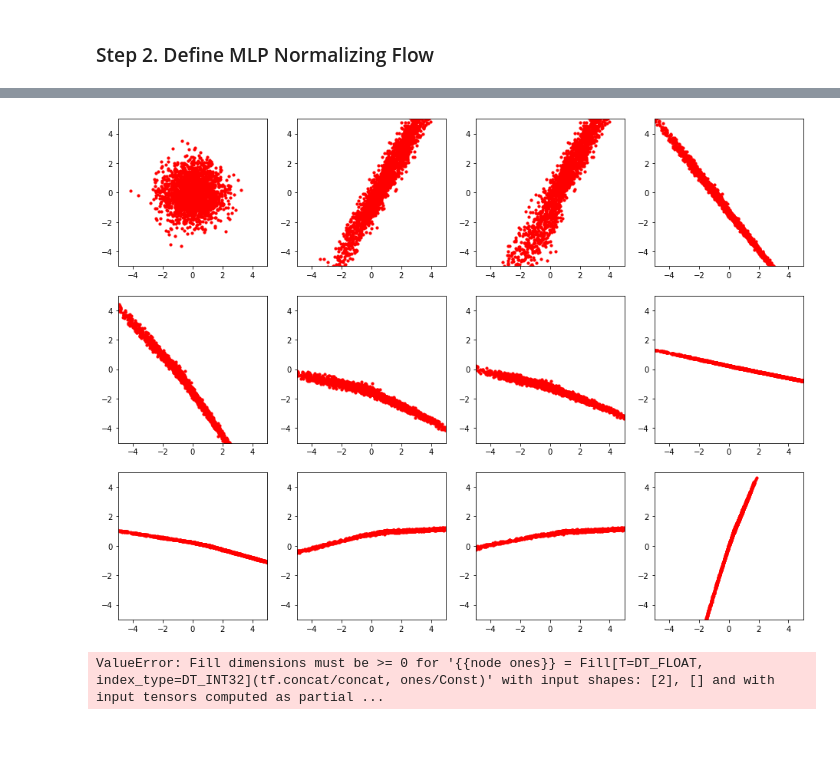
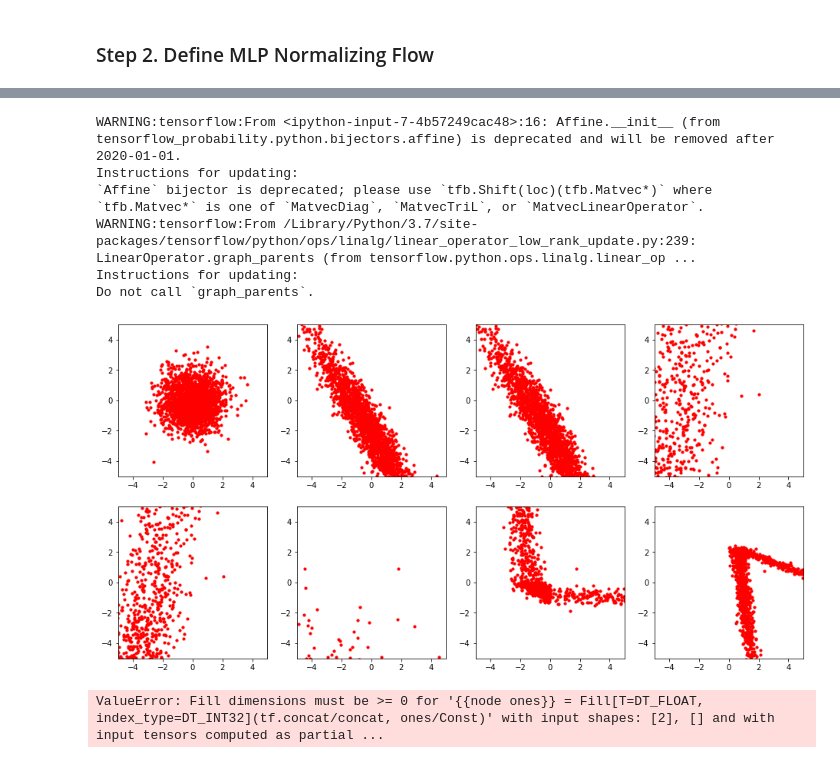
Before and after one commit to VUZhuangweiKang/VU-AD, a Jupyter notebook: NormalizingFlow/MLPF.ipynb, the cells around one changed output, grey strips where cells are left out. Saved outputs shown, nothing was run; the diff lists cells and outputs as text; code cells hidden in the pictures; blank space fills up the shorter version.

```diff
--- a/NormalizingFlow/MLPF.ipynb
+++ b/NormalizingFlow/MLPF.ipynb
@@ -44,24 +42,18 @@ n_dims = X_data.shape[1]
 ### Step 1. Define Invertible leaky rectified linear transformation
 # %%
 class PReLU(tfb.Bijector):
-    def __init__(self, alpha=0.5, validate_args=False, name="p_relu"):
-        super(PReLU, self).__init__(
-            forward_min_event_ndims=0,
-            validate_args=validate_args,
-            name=name)
+    def __init__(self, alpha=0.5):
+        super().__init__(forward_min_event_ndims=0)
         self.alpha = alpha
 
     def _forward(self, x):
-        return tf.where(tf.greater_equal(x, 0), x, self.alpha * x)
+        return tf.where(x>=0, x, x*self.alpha)
 
     def _inverse(self, y):
-        return tf.where(tf.greater_equal(y, 0), y, 1. / self.alpha * y)
+        return tf.where(y>=0, y, y/self.alpha)
 
     def _inverse_log_det_jacobian(self, y):
-        I = tf.ones_like(y)
-        J_inv = tf.where(tf.greater_equal(y, 0), I, 1.0 / self.alpha * I)
-        log_abs_det_J_inv = tf.math.log(tf.abs(J_inv))
-        return log_abs_det_J_inv
+        return tf.math.log(tf.where(y>=0, 1., 1./self.alpha))
 # %% [markdown]
 ### Step 2. Define MLP Normalizing Flow
 # %%
@@ -103,5 +87,16 @@ names, samples = make_samples(base_dist, dist)
+# %%
+flow = mlp_flow(2, num_bijectors)
+base_dist = tfd.MultivariateNormalDiag(loc=tf.zeros([2], tf.float32), scale_diag=tf.ones([2], tf.float32))
+names, samples = make_samples(base_dist, flow)
+# %% [output]
+WARNING:tensorflow:From <ipython-input-7-4b57249cac48>:16: Affine.__init__ (from tensorflow_probability.python.bijectors.affine) is deprecated and will be removed after 2020-01-01.
+Instructions for updating:
+`Affine` bijector is deprecated; please use `tfb.Shift(loc)(tfb.Matvec*)` where `tfb.Matvec*` is one of `MatvecDiag`, `MatvecTriL`, or `MatvecLinearOperator`.
+WARNING:tensorflow:From /Library/Python/3.7/site-packages/tensorflow/python/ops/linalg/linear_operator_low_rank_update.py:239: LinearOperator.graph_parents (from tensorflow.python.ops.linalg.linear_op ...
+Instructions for updating:
+Do not call `graph_parents`.
 # %%
-plot_samples(samples, names, rows=3)
+plot_samples(samples, names, rows=2)
 # %% [output]
-[figure, old version]
+[figure, new version]
 # %%
```
Also changed, not shown: parts of 5 cells of this notebook, 3 other files.
